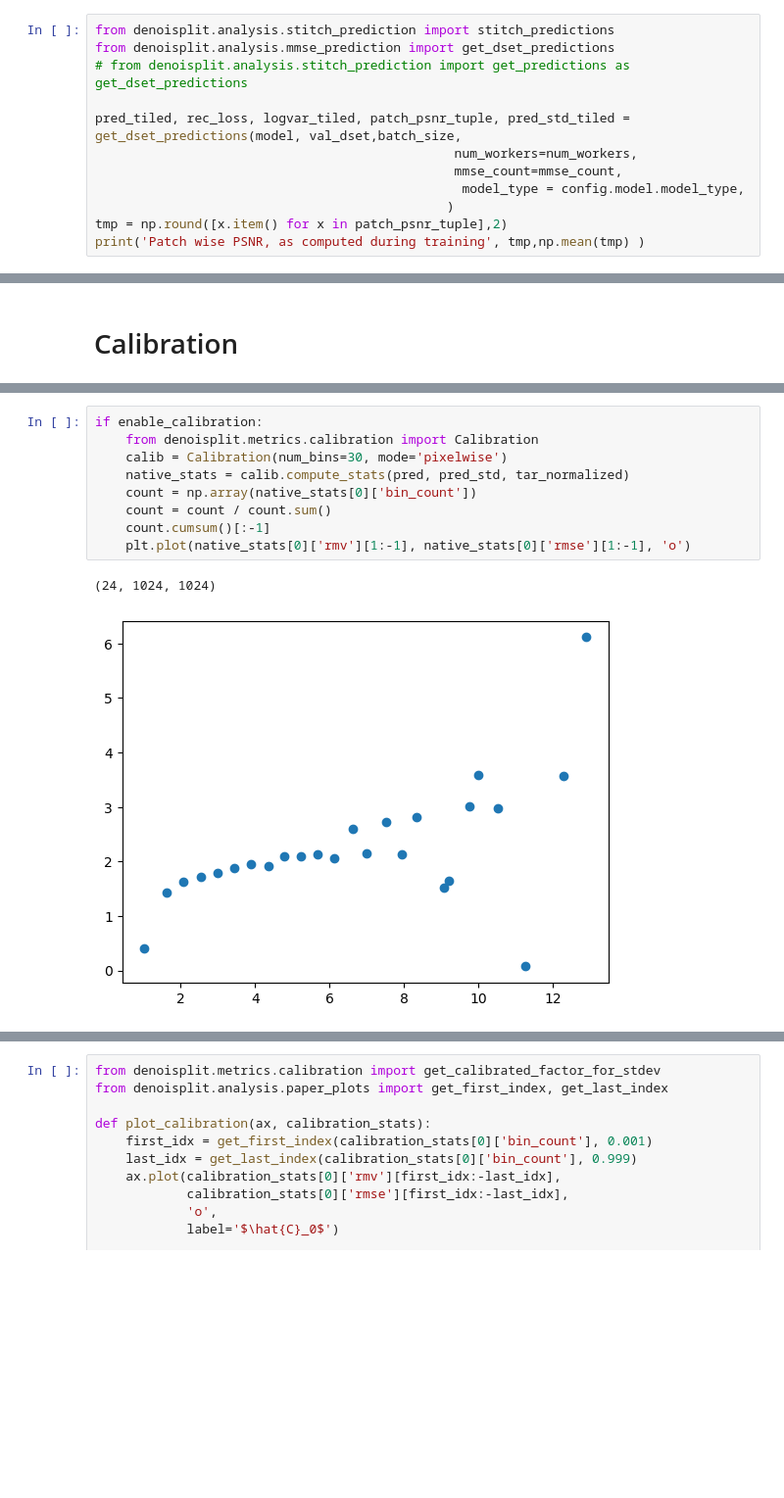
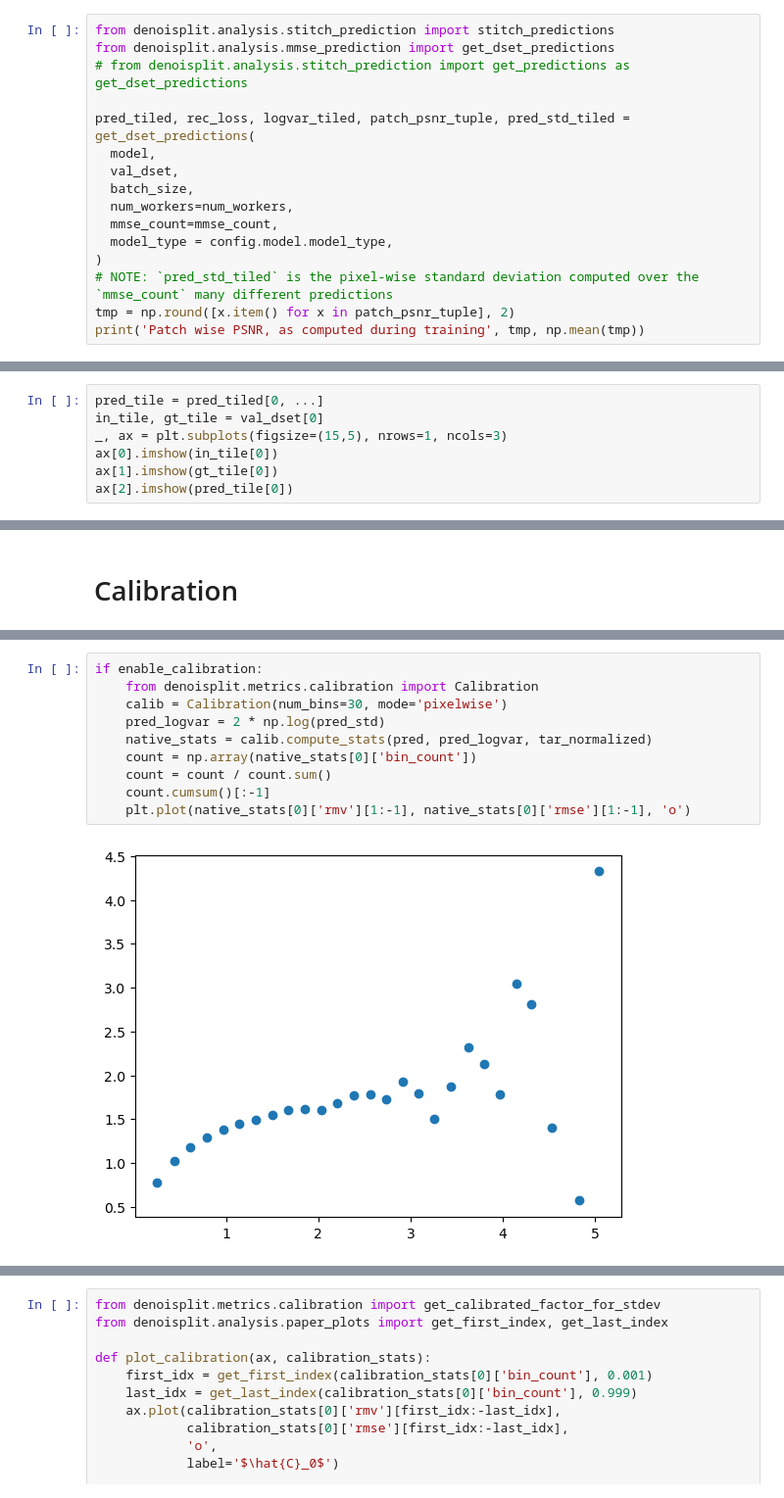
Before and after one commit to juglab/denoiSplit, a Jupyter notebook: denoisplit/notebooks/EvalOnMultiFileDatasetEkin.ipynb, the cells around one changed output, grey strips where cells are left out. Shown at 98% size. Drawn from its saved outputs; the diff is of its cells as text; blank space fills up the shorter version.

```diff
--- a/denoisplit/notebooks/EvalOnMultiFileDatasetEkin.ipynb
+++ b/denoisplit/notebooks/EvalOnMultiFileDatasetEkin.ipynb
@@ -260,11 +253,15 @@ from denoisplit.analysis.stitch_prediction import stitch_predictions
 from denoisplit.analysis.mmse_prediction import get_dset_predictions
 # from denoisplit.analysis.stitch_prediction import get_predictions as get_dset_predictions
 
-pred_tiled, rec_loss, logvar_tiled, patch_psnr_tuple, pred_std_tiled = get_dset_predictions(model, val_dset,batch_size,
-                                               num_workers=num_workers,
-                                               mmse_count=mmse_count,
-                                                model_type = config.model.model_type,
-                                              )
-tmp = np.round([x.item() for x in patch_psnr_tuple],2)
-print('Patch wise PSNR, as computed during training', tmp,np.mean(tmp) )
+pred_tiled, rec_loss, logvar_tiled, patch_psnr_tuple, pred_std_tiled = get_dset_predictions(
+  model,
+  val_dset,
+  batch_size,
+  num_workers=num_workers,
+  mmse_count=mmse_count,
+  model_type = config.model.model_type,
+)
+# NOTE: `pred_std_tiled` is the pixel-wise standard deviation computed over the `mmse_count` many different predictions
+tmp = np.round([x.item() for x in patch_psnr_tuple], 2)
+print('Patch wise PSNR, as computed during training', tmp, np.mean(tmp))
 # %% [output]
@@ -271,0 +271,7 @@ Patch wise PSNR, as computed during training [28.01] 28.01
+# %%
+pred_tile = pred_tiled[0, ...]
+in_tile, gt_tile = val_dset[0]
+_, ax = plt.subplots(figsize=(15,5), nrows=1, ncols=3)
+ax[0].imshow(in_tile[0])
+ax[1].imshow(gt_tile[0])
+ax[2].imshow(pred_tile[0])
@@ -470,13 +474,13 @@ tar_normalized = np.concatenate([x[...,1:] for x in tar_normalized],axis=0)
 # %%
 if enable_calibration:
     from denoisplit.metrics.calibration import Calibration
     calib = Calibration(num_bins=30, mode='pixelwise')
-    native_stats = calib.compute_stats(pred, pred_std, tar_normalized)
+    pred_logvar = 2 * np.log(pred_std)
+    native_stats = calib.compute_stats(pred, pred_logvar, tar_normalized)
     count = np.array(native_stats[0]['bin_count'])
     count = count / count.sum()
     count.cumsum()[:-1]
     plt.plot(native_stats[0]['rmv'][1:-1], native_stats[0]['rmse'][1:-1], 'o')
 # %% [output]
-(24, 1024, 1024)
-[figure, old version]
+[figure, new version]
 # %%
```
Also changed, not shown: parts of 47 cells of this notebook, 1 other file.
